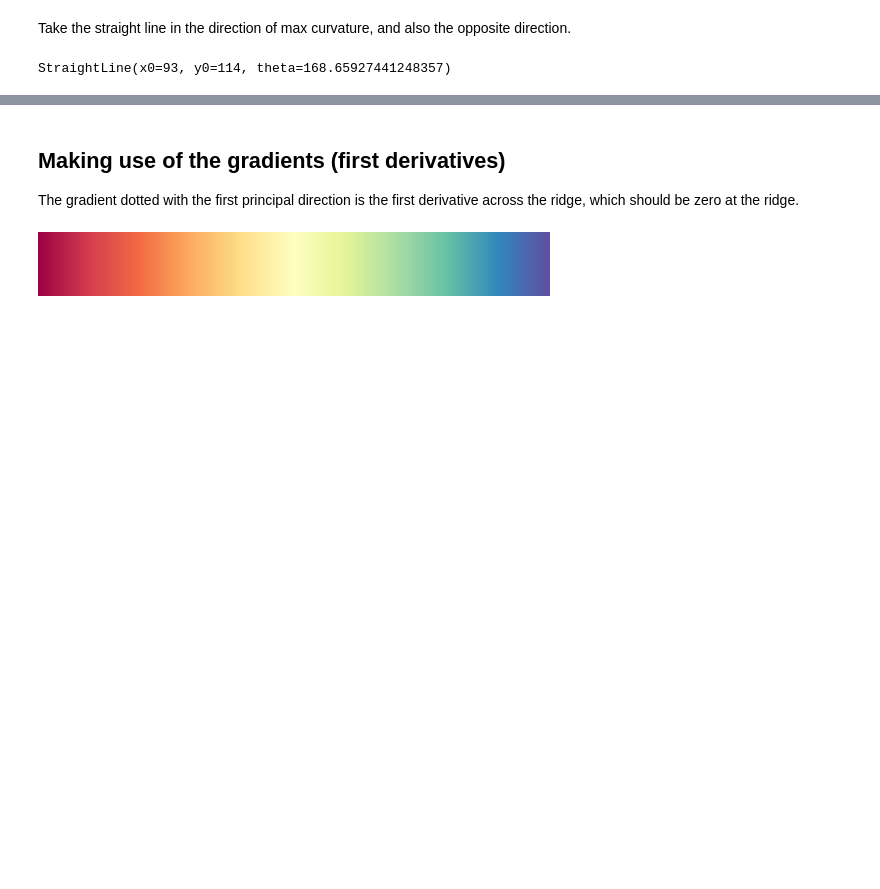
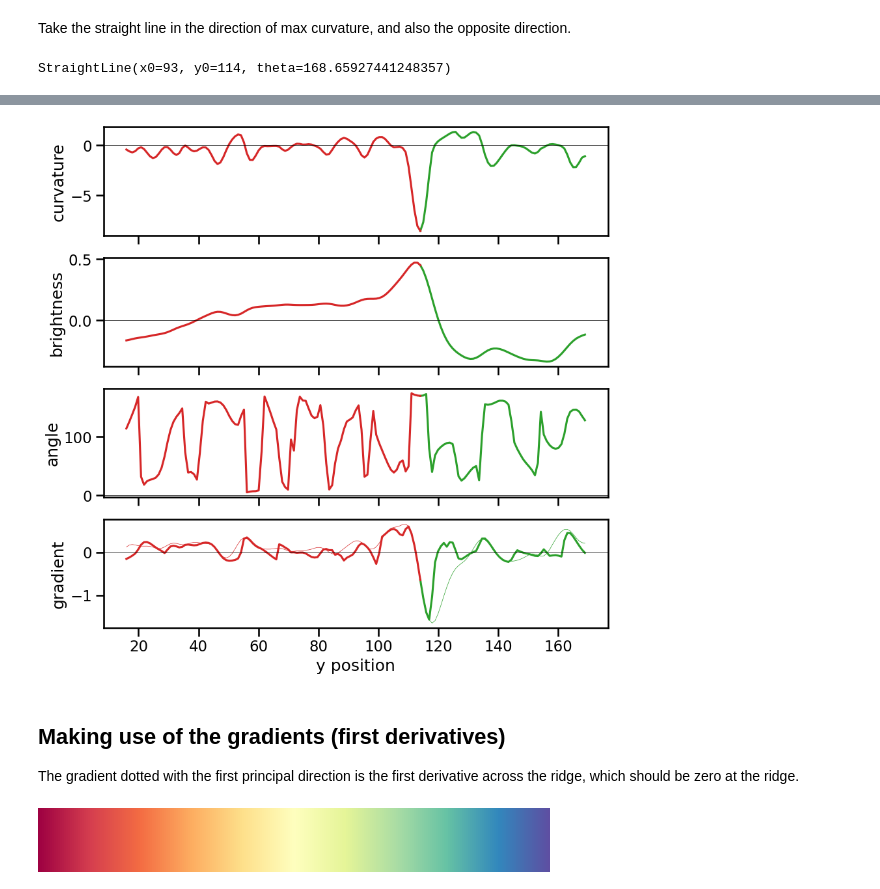
Before and after one commit to div-B-equals-0/ridge-trace, a Jupyter notebook: notebooks/design00.ipynb, the cells around one changed output, grey strips where cells are left out. Saved outputs shown, nothing was run; the diff lists cells and outputs as text; code cells hidden in the pictures; blank space fills up the shorter version.

```diff
--- a/notebooks/design00.ipynb
+++ b/notebooks/design00.ipynb
@@ -95,3 +99,24 @@ axes[2].set(xlabel="x position", ylabel="angle")
+# %%
+fig, axes = plt.subplots(4, 1, sharex=True, figsize=(10, 10))
+axes[0].plot(line3.points.y, line3.image_values(ic.kappa1), color='C2')
+axes[0].plot(line4.points.y, line4.image_values(ic.kappa1), color='C3')
+axes[1].plot(line3.points.y, line3.image_values(ic.image), color='C2')
+axes[1].plot(line4.points.y, line4.image_values(ic.image), color='C3')
+axes[2].plot(line3.points.y, line3.image_values(ic.theta2), color='C2')
+axes[2].plot(line4.points.y, line4.image_values(ic.theta2), color='C3')
+axes[3].plot(line3.points.y, line3.image_values(ic.grad_y), color='C2', lw=0.5)
+axes[3].plot(line4.points.y, line4.image_values(ic.grad_y), color='C3', lw=0.5)
+axes[3].plot(line3.points.y, line3.image_values(ic.grad1), color='C2')
+axes[3].plot(line4.points.y, line4.image_values(ic.grad1), color='C3')
+axes[0].set(ylabel="curvature")
+axes[1].set(ylabel="brightness")
+axes[2].set(ylabel="angle")
+axes[3].set(xlabel="y position", ylabel="gradient")
+for ax in axes:
+    ax.axhline(0.0, color='k', lw=0.5)
+...;
+# %% [output]
+[figure, added]
 # %% [markdown]
 ## Making use of the gradients (first derivatives)
 
```
Also changed, not shown: parts of 18 cells of this notebook, 6 other files.
